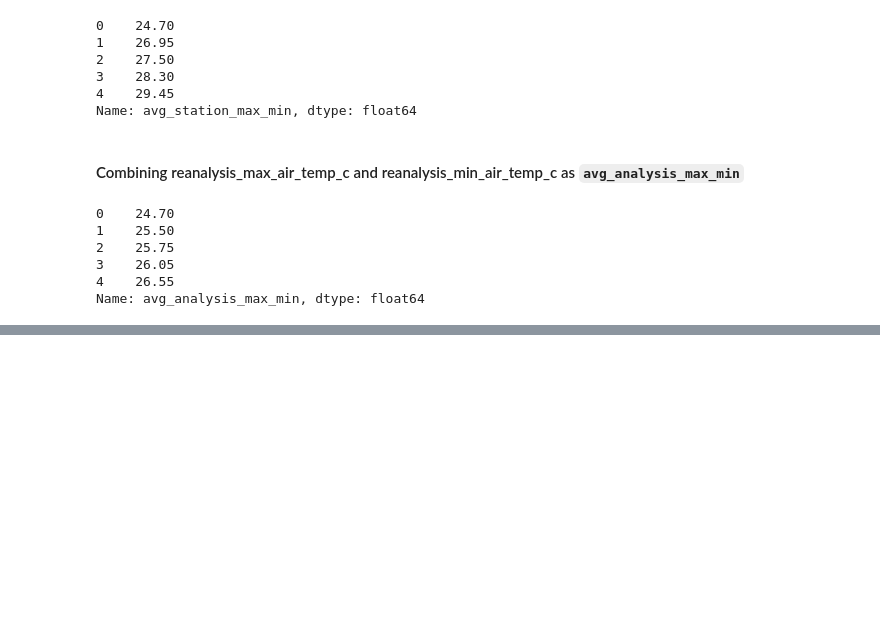
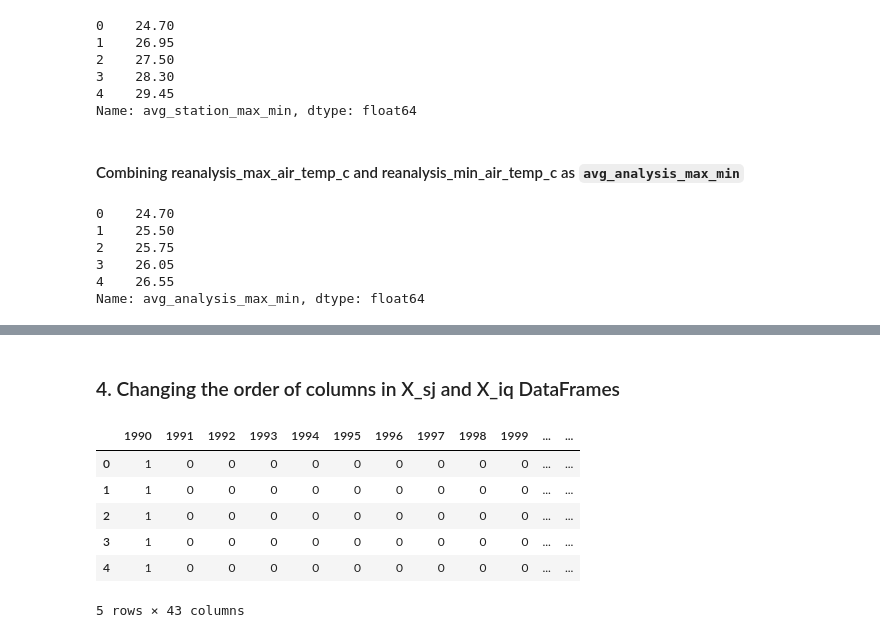
Before and after one commit to sansha94/DengAI, a Jupyter notebook: train.ipynb, the cells around one changed output, grey strips where cells are left out. Cells and saved outputs as stored; diff of their text form; code cells hidden in the pictures; blank space fills up the shorter version.

```diff
--- a/train.ipynb
+++ b/train.ipynb
@@ -15,8 +15,8 @@ glob('dataset/*.csv')
 # %% [markdown]
 ### Reading the Dataset
 # %%
-dengue_features = pd.read_csv('dataset\\dengue_features_train.csv')
-dengue_labels = pd.read_csv('dataset\\dengue_labels_train.csv')
+dengue_features = pd.read_csv('dataset/dengue_features_train.csv')
+dengue_labels = pd.read_csv('dataset/dengue_labels_train.csv')
 
 print('{:>26} {:>11}'.format('Rows', 'Columns'))
 
@@ -219,3 +219,7 @@ X_iq = dengue_features[dengue_features['city'] == 'iq']
 # %%
 X_sj = X_sj.drop(['city', 'weekofyear', 'week_start_date'], axis=1)
 X_iq = X_iq.drop(['city', 'weekofyear', 'week_start_date'], axis=1)
+# %%
+one_hot_sj = pd.get_dummies(X_sj['year'])
+X_sj = X_sj.drop('year', axis=1)
+X_sj = X_sj.join(one_hot_sj)
@@ -221,0 +230,14 @@ X_iq = X_iq.drop(['city', 'weekofyear', 'week_start_date'], axis=1)
+# %% [markdown]
+### 4. Changing the order of columns in X_sj and X_iq DataFrames
+# %%
+years = X_sj.columns[:23:-1].values.tolist()
+X_sj = X_sj[years[::-1]].join(X_sj[X_sj.columns[:24]])
+X_sj.head()
+# %% [output]
+|  | 1990 | 1991 | 1992 | 1993 | 1994 | 1995 | 1996 | 1997 | 1998 | 1999 | ... | ... |
+| 0 | 1 | 0 | 0 | 0 | 0 | 0 | 0 | 0 | 0 | 0 | ... | ... |
+| 1 | 1 | 0 | 0 | 0 | 0 | 0 | 0 | 0 | 0 | 0 | ... | ... |
+| 2 | 1 | 0 | 0 | 0 | 0 | 0 | 0 | 0 | 0 | 0 | ... | ... |
+| 3 | 1 | 0 | 0 | 0 | 0 | 0 | 0 | 0 | 0 | 0 | ... | ... |
+| 4 | 1 | 0 | 0 | 0 | 0 | 0 | 0 | 0 | 0 | 0 | ... | ... |
+5 rows × 43 columns
```
Also changed, not shown: parts of 7 cells of this notebook.
